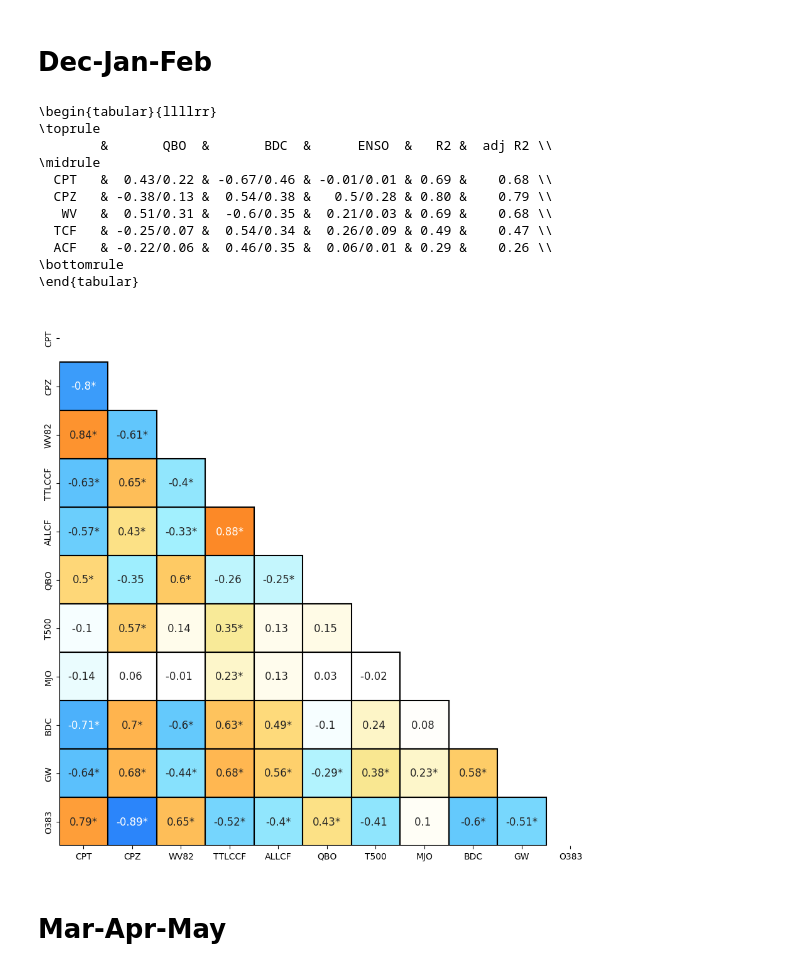
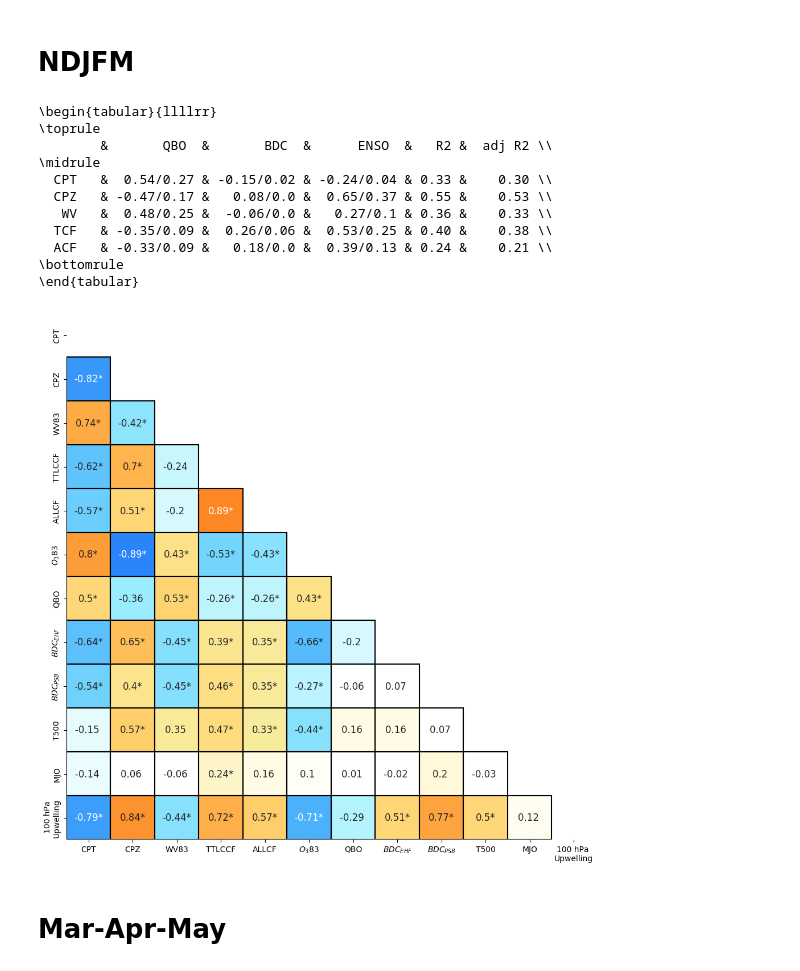
Before and after one commit to AodhanSweeney/TTLVariability, a Jupyter notebook: MLR_15NS_2seasons.ipynb, the cells around one changed output. Cells and saved outputs as stored; diff of their text form; code cells hidden in the pictures.

```diff
--- a/MLR_15NS_2seasons.ipynb
+++ b/MLR_15NS_2seasons.ipynb
@@ -344,10 +344,10 @@ allTCF_anomalies = tool_box.anomaly_finder(allTCFCalendarMaps)
 profile_cf_anomalies = tool_box.anomaly_finder(profiles_cf)
 wv_calendar_anoms = wv_calendar - np.nanmean(wv_calendar, axis=0)
 wv_anoms_16NS_UTLS = np.nanmean(wv_calendar_anoms[:,:,:,18:27], axis=3)
-wv_calendar_ts = np.reshape(wv_anoms_16NS_UTLS, (17*12,55))[12:]
+wv_calendar_ts = np.reshape(wv_anoms_16NS_UTLS, (17*12,55))[1:-11]
 wv_calendar_ = np.reshape(wv_calendar_ts, (16,12,55))
-wv_ts = wv_calendar_[:,:,13].ravel()
-wv_ts = np.insert(wv_ts, 192, wv_ts[-1])[1:]
+wv_ts = wv_calendar_[:,:,12].ravel()
+#wv_ts = np.insert(wv_ts, 192, wv_ts[-1])[1:]
 
 # Find the average over 15S-15N
 cpt_tropical_mean = tool_box.tropical_average(cpts_anomalies)
@@ -396,2 +396,0 @@ gw_cal = np.reshape(gw_pe, (16,12))
-# %% [markdown]
-# Dec-Jan-Feb
@@ -398,6 +429,20 @@ gw_cal = np.reshape(gw_pe, (16,12))
+# %%
+detrended_upwelling = UP100_cal.ravel()[5:]
+detrended_qbo = qbo_cal.ravel()[5:]
+detrended_T500 = enso_cal.ravel()[5:]
+detrended_bdc = bdc_cal.ravel()[5:]
+
+upwelling_df = pd.DataFrame(np.transpose([detrended_T500, detrended_qbo, detrended_bdc, detrended_upwelling]), columns=['T500', 'QBO', 'BDC', 'upwelling'])
+upwelling_MLR = pg.linear_regression(upwelling_df[['T500', 'QBO', 'BDC']], upwelling_df['upwelling'], relimp=True)
+qbo_enso_bdc_fit = upwelling_MLR.coef[0] + upwelling_df['T500']*upwelling_MLR.coef[1] + upwelling_df['QBO']*upwelling_MLR.coef[2] + upwelling_df['BDC']*upwelling_MLR.coef[3]
+UpwellingRemovedFit = detrended_upwelling - qbo_enso_bdc_fit
+up100 = np.concatenate(([np.nan, np.nan, np.nan, np.nan, np.nan], UpwellingRemovedFit), axis=0)
+UP100_cal = np.reshape(up100, (16,12))
+# %% [markdown]
+# NDJFM
 # %%
 # Targets
-cf_bw = season_finder(ttl_cirrus_cf_cal,0,1,2,10,11)[3:]
+cf_bw = season_finder(ttl_cirrus_cf_cal, 0,1,2,10,11)[3:]
 allcf_bw = season_finder(allcfTCF_cal, 0,1,2,10,11)[3:]
 cpt_bw = season_finder(cpt_cal, 0,1,2,10,11)[3:]
 cpz_bw = season_finder(cpz_cal, 0,1,2,10,11)[3:]
@@ -409,49 +454,53 @@ mjo_bw = season_finder(mjo_cal, 0,1,2,10,11)[3:]
 enso_bw = season_finder(enso_cal, 0,1,2,10,11)[3:]
 qbo_bw = season_finder(qbo_cal, 0,1,2,10,11)[3:]
 bdc_bw = season_finder(bdc_cal, 0,1,2,10,11)[3:]
-gw_bw = season_finder(gw_cal, 0,1,2,10,11)[3:]
+up100_bw = season_finder(UP100_cal, 0,1,2,10,11)[3:]
+rawup100_bw = season_finder(rawUP100_cal, 0,1,2,10,11)[3:]
 
-predictors_and_target_original = [cpt_bw, cpz_bw, wv_bw, cf_bw, allcf_bw, qbo_bw, enso_bw, mjo_bw, bdc_bw, gw_bw, o3_bw]
+
+
+
+predictors_and_target_original = [cpt_bw, cpz_bw, wv_bw, cf_bw, allcf_bw, o3_bw, qbo_bw, bdc_bw, up100_bw, enso_bw, mjo_bw, rawup100_bw]
 predictors_and_target = [predictors_and_target_original[i]/np.nanstd(predictors_and_target_original[i]) for i in range(len(predictors_and_target_original))]
 predictors_and_target_df = pd.DataFrame(np.transpose(predictors_and_target),
-                                        columns=['CPT','CPZ', 'WV82', 'TTLCCF', 'ALLCF', 'QBO', 'T500',
-                                                 'MJO', 'BDC', 'GW', 'O383'])
+                                        columns=['CPT','CPZ', 'WV83', 'TTLCCF', 'ALLCF', '$O_{3}83$',
+                                                'QBO', '$BDC_{EHF}$', '$BDC_{PSB}$', 'T500', 'MJO', '100 hPa \nUpwelling'])
 
 # Create Correlation and Siginficance Matrices
 corr_matrix = correlation_matrix_creator(predictors_and_target_df)
 
 # Plot correlation Matrix
 heatmap = corr_matrix_plotter(corr_matrix)
 
 # Create Linear Regression Models
-X = predictors_and_target_df[['QBO', 'BDC', 'T500']]
+X = predictors_and_target_df[['QBO', 'MJO', 'T500']]
 Y1 = predictors_and_target_df['CPT']
 Y2 = predictors_and_target_df['TTLCCF']
-Y3 = predictors_and_target_df['WV82']
+Y3 = predictors_and_target_df['WV83']
 Y4 = predictors_and_target_df['ALLCF']
 Y5 = predictors_and_target_df['CPZ']
 lr_table(X, Y1, Y2, Y3, Y4, Y5)
 
 djf_predictors_and_target_df = predictors_and_target_df
 
 # MLR Test
 #test = predictors_and_target_df[['QBO', 'BDC']]
 #lm = pg.linear_regression(test, Y2, add_intercept=True, relimp=True)
 #lm = lm[['names', 'coef', 'r2', 'adj_r2', 'relimp']]
 #display(lm)
 # %% [output]
 \begin{tabular}{llllrr}
 \toprule
         &       QBO  &       BDC  &      ENSO  &   R2 &  adj R2 \\
 \midrule
-  CPT   &  0.43/0.22 & -0.67/0.46 & -0.01/0.01 & 0.69 &    0.68 \\
-  CPZ   & -0.38/0.13 &  0.54/0.38 &   0.5/0.28 & 0.80 &    0.79 \\
-   WV   &  0.51/0.31 &  -0.6/0.35 &  0.21/0.03 & 0.69 &    0.68 \\
-  TCF   & -0.25/0.07 &  0.54/0.34 &  0.26/0.09 & 0.49 &    0.47 \\
-  ACF   & -0.22/0.06 &  0.46/0.35 &  0.06/0.01 & 0.29 &    0.26 \\
+  CPT   &  0.54/0.27 & -0.15/0.02 & -0.24/0.04 & 0.33 &    0.30 \\
+  CPZ   & -0.47/0.17 &   0.08/0.0 &  0.65/0.37 & 0.55 &    0.53 \\
+   WV   &  0.48/0.25 &  -0.06/0.0 &   0.27/0.1 & 0.36 &    0.33 \\
+  TCF   & -0.35/0.09 &  0.26/0.06 &  0.53/0.25 & 0.40 &    0.38 \\
+  ACF   & -0.33/0.09 &   0.18/0.0 &  0.39/0.13 & 0.24 &    0.21 \\
 \bottomrule
 \end{tabular}
-[figure, old version]
+[figure, new version]
 # %% [markdown]
 # Mar-Apr-May
 # %%
```
Also changed, not shown: parts of 9 cells of this notebook, 5 other files.
